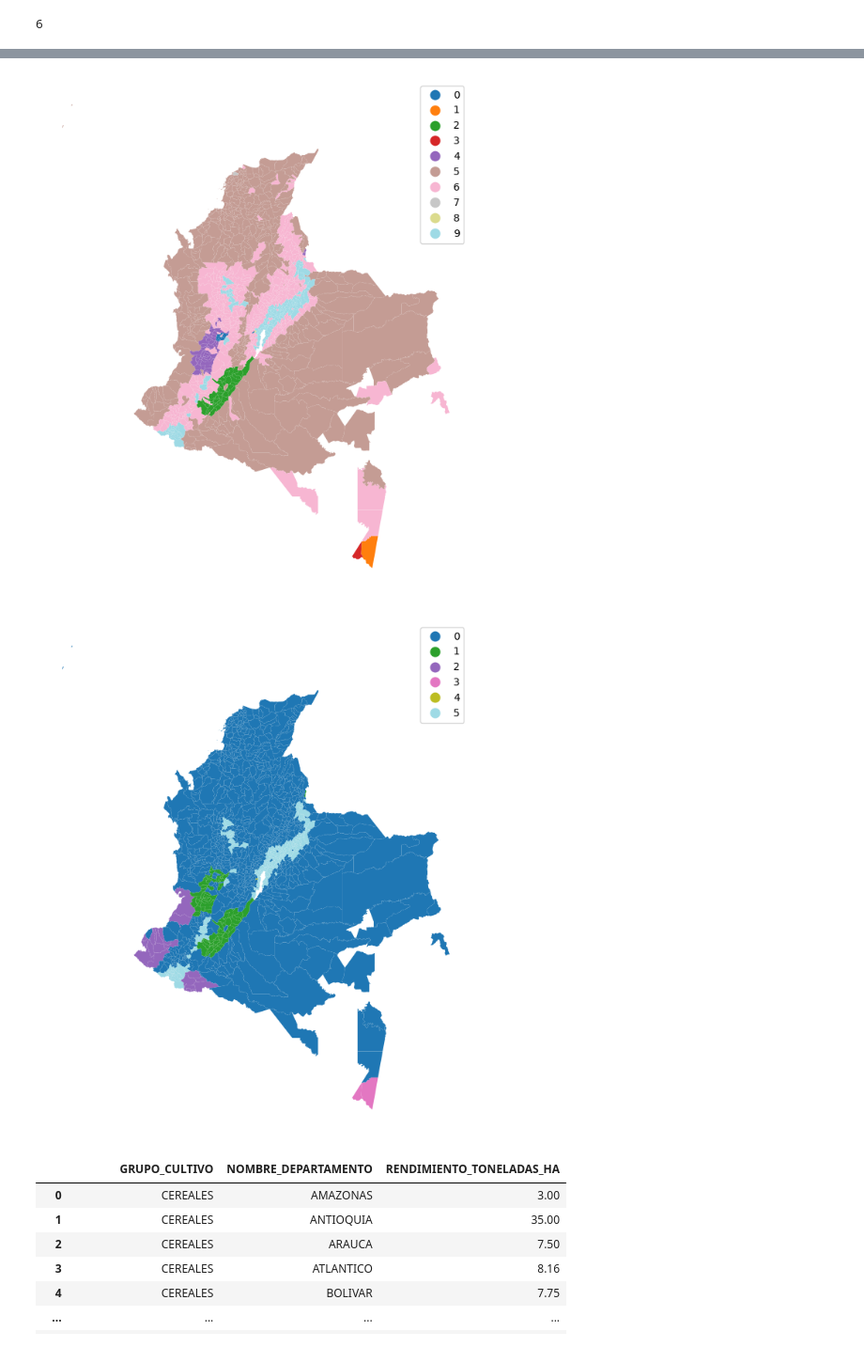
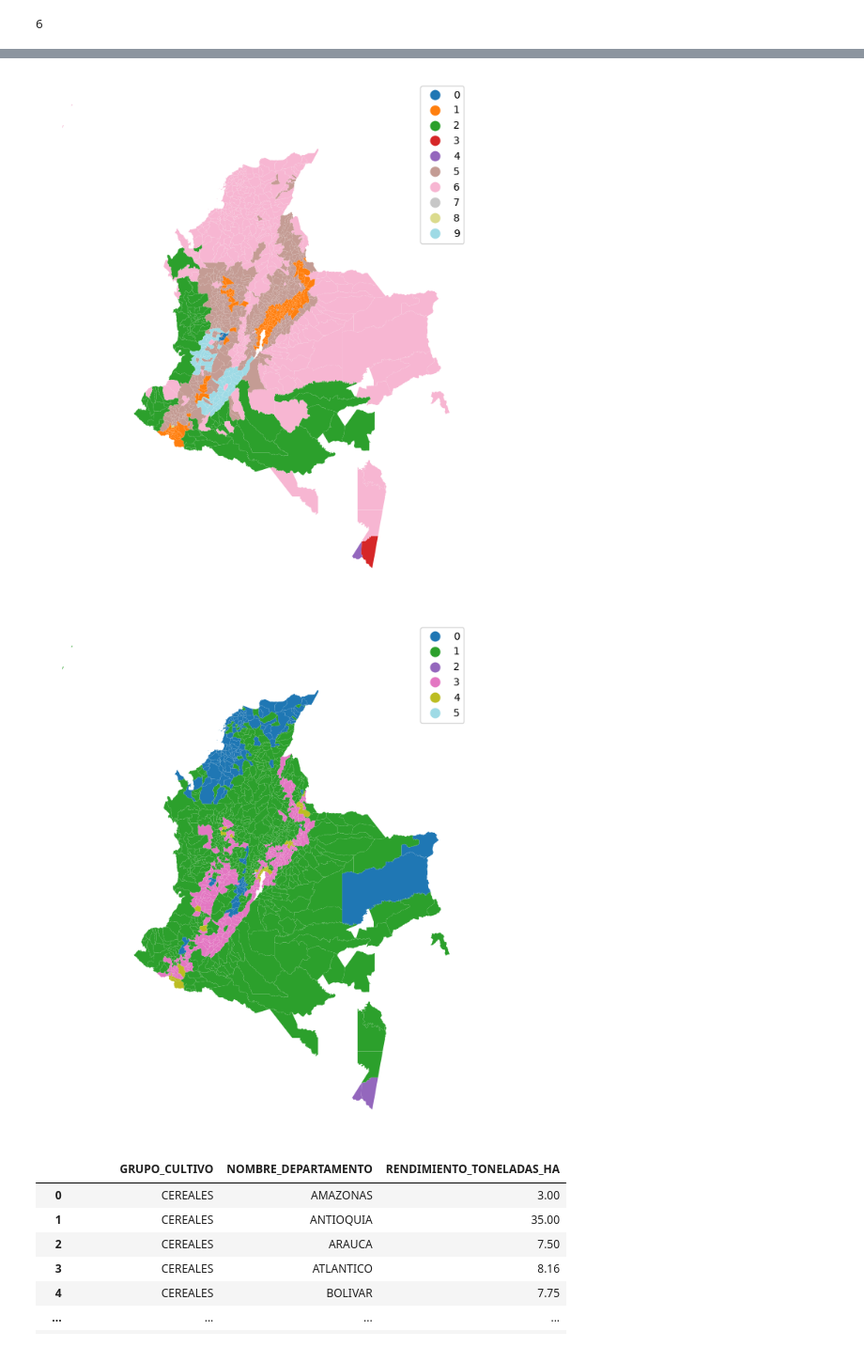
Before and after one commit to PedrazaDuban/MIAD_ANS_AEZ, a Jupyter notebook: Scripts/AEZ_Colombia.ipynb, the cells around one changed output, grey strips where cells are left out. Shown at 94% size. Drawn from its saved outputs; the diff is of its cells as text; code cells hidden in the pictures.

```diff
--- a/Scripts/AEZ_Colombia.ipynb
+++ b/Scripts/AEZ_Colombia.ipynb
@@ -459,7 +448,7 @@ WARNING:matplotlib.legend:No artists with labels found to put in legend.  Note t
 [figure]
 # %%
 from sklearn.decomposition import PCA
-reduced_data = PCA(n_components = 179).fit_transform(Z)
+reduced_data = PCA(n_components = 181).fit_transform(Z)
 # %%
 k13clsPCA = kmeans.fit(reduced_data)
 # %%
@@ -570,24 +559,30 @@ ax.set_axis_off()
 # Display the map
 plt.show()
 # %% [output]
-[figure, old version]
+[figure, new version]
 # %%
 kmeans6 = KMeans(n_clusters=6)
 k6cls = kmeans6.fit(reduced_data)
 # %%
+kmeans6 = KMeans(n_clusters=6)
+k6cls = kmeans6.fit(reduced_data)
 municipios3["k6cls"] = k6cls.labels_
 f, ax = plt.subplots(1, figsize=(9, 9))
+
 # Plot unique values choropleth including
 # a legend and with no boundary lines
+
 municipios3.plot(
     column="k6cls", categorical=True, legend=True, cmap='tab20',linewidth=0, ax=ax
 )
+
 # Remove axis
 ax.set_axis_off()
+
 # Display the map
 plt.show()
 # %% [output]
-[figure, old version]
+[figure, new version]
 # %%
 mejores_rendimientos = evaluaciones[evaluaciones['RENDIMIENTO_TONELADAS_HA'] > 0]
 mejores_rendimientos = evaluaciones.groupby(['GRUPO_CULTIVO', 'NOMBRE_DEPARTAMENTO'])['RENDIMIENTO_TONELADAS_HA'].max().reset_index()
```
Also changed, not shown: parts of 14 cells of this notebook, 5 other files.
